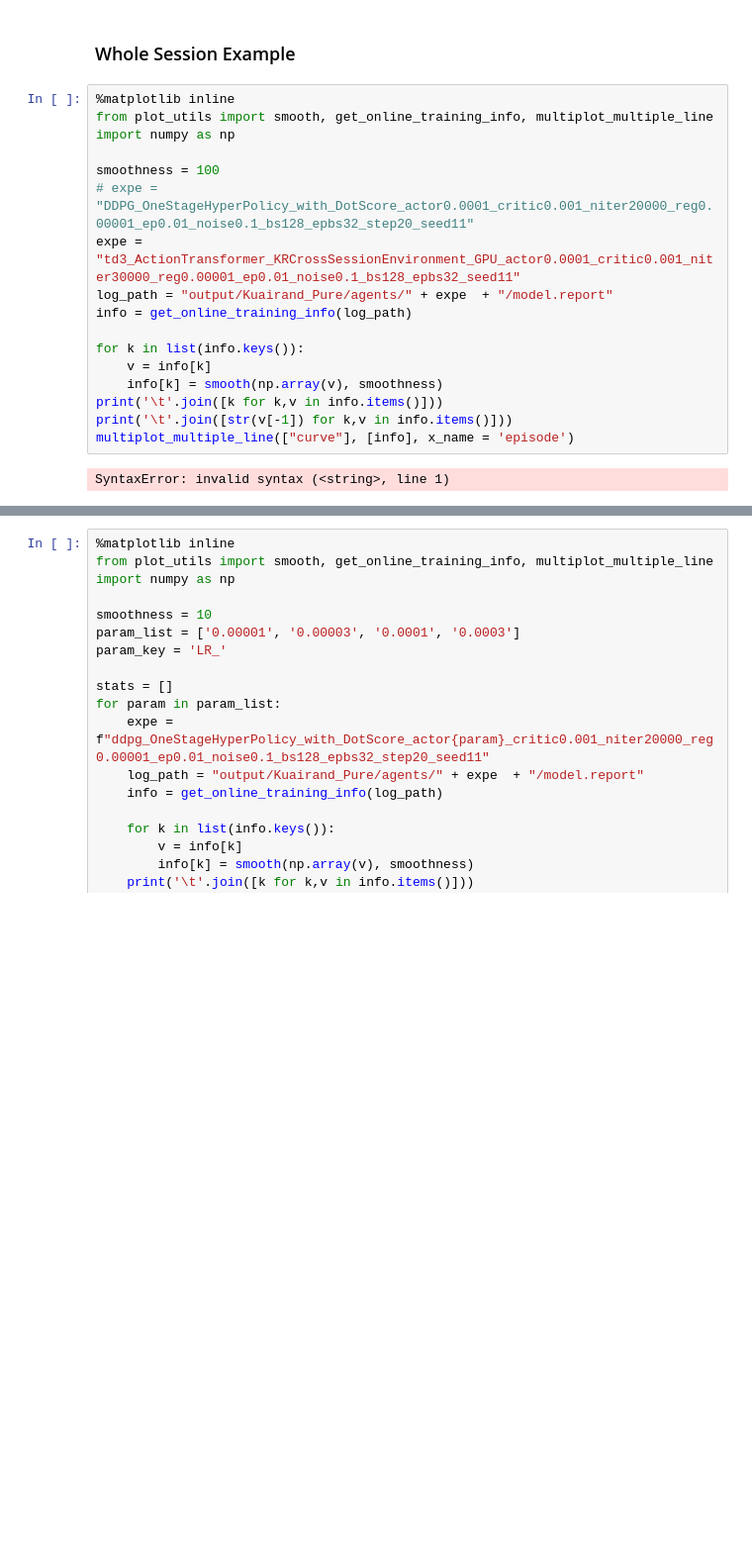
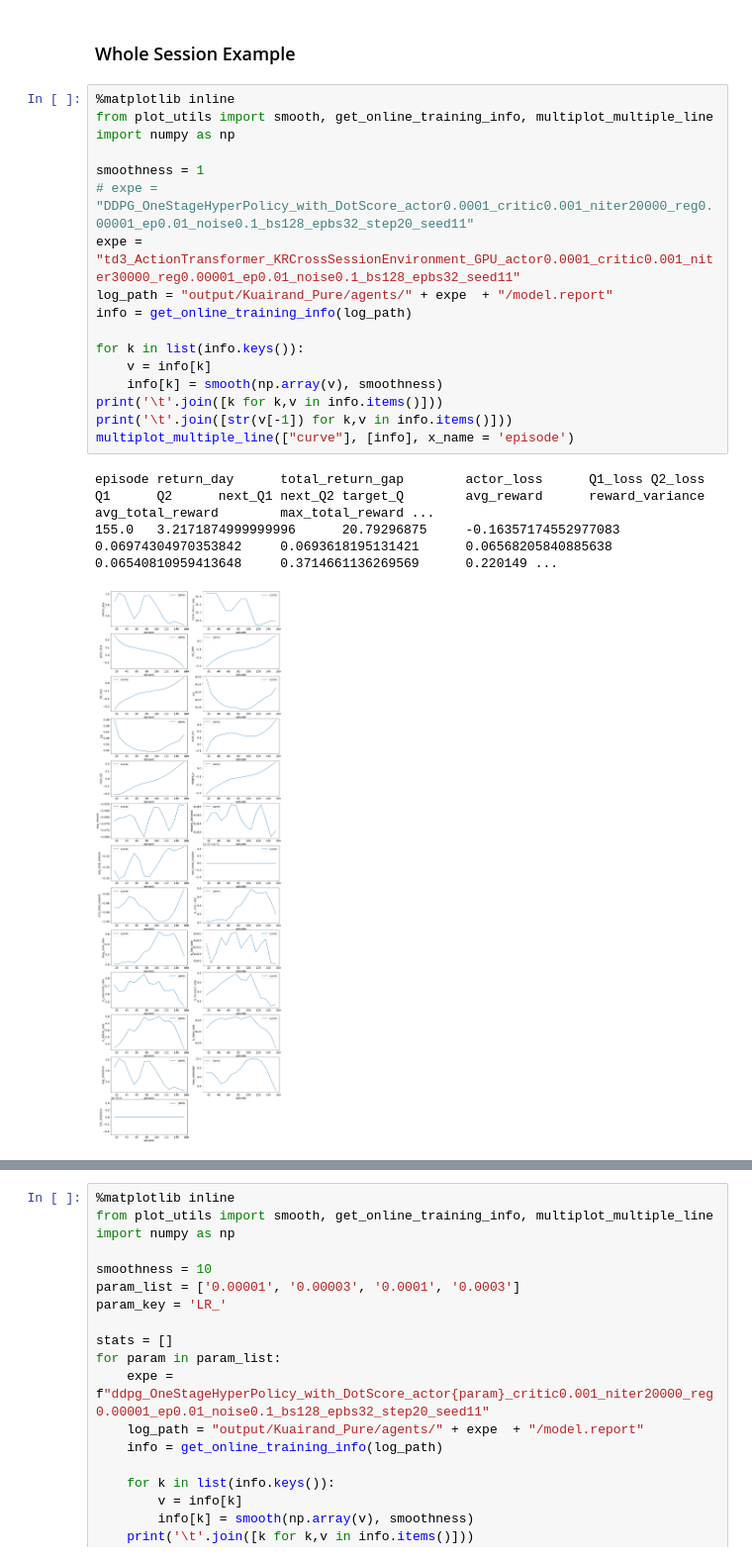
Before and after one commit to Applied-Machine-Learning-Lab/KuaiSim, a Jupyter notebook: code/TrainingCurves.ipynb, the cells around one changed output, grey strips where cells are left out. Shown at 99% size. Cells and saved outputs as stored; diff of their text form; blank space fills up the shorter version.

```diff
--- a/code/TrainingCurves.ipynb
+++ b/code/TrainingCurves.ipynb
@@ -1,21 +1,23 @@
-# %% [markdown]
-### Whole Session Example
+# %% [markdown]
+### Whole Session Example
 # %%
 %matplotlib inline
 from plot_utils import smooth, get_online_training_info, multiplot_multiple_line
 import numpy as np
 
-smoothness = 100
+smoothness = 1
 # expe = "DDPG_OneStageHyperPolicy_with_DotScore_actor0.0001_critic0.001_niter20000_reg0.00001_ep0.01_noise0.1_bs128_epbs32_step20_seed11"
 expe = "td3_ActionTransformer_KRCrossSessionEnvironment_GPU_actor0.0001_critic0.001_niter30000_reg0.00001_ep0.01_noise0.1_bs128_epbs32_seed11"
 log_path = "output/Kuairand_Pure/agents/" + expe  + "/model.report"
 info = get_online_training_info(log_path)
 
 for k in list(info.keys()):
     v = info[k]
     info[k] = smooth(np.array(v), smoothness)
 print('\t'.join([k for k,v in info.items()]))
 print('\t'.join([str(v[-1]) for k,v in info.items()]))
 multiplot_multiple_line(["curve"], [info], x_name = 'episode')
 # %% [output]
-SyntaxError: invalid syntax (<string>, line 1)
+episode return_day      total_return_gap        actor_loss      Q1_loss Q2_loss Q1      Q2      next_Q1 next_Q2 target_Q        avg_reward      reward_variance avg_total_reward        max_total_reward ...
+155.0   3.2171874999999996      20.79296875     -0.16357174552977083    0.06974304970353842     0.0693618195131421      0.06568205840885638     0.06540810959413648     0.3714661136269569      0.220149 ...
+[figure, added]
```
Also changed, not shown: parts of 2 cells of this notebook.
